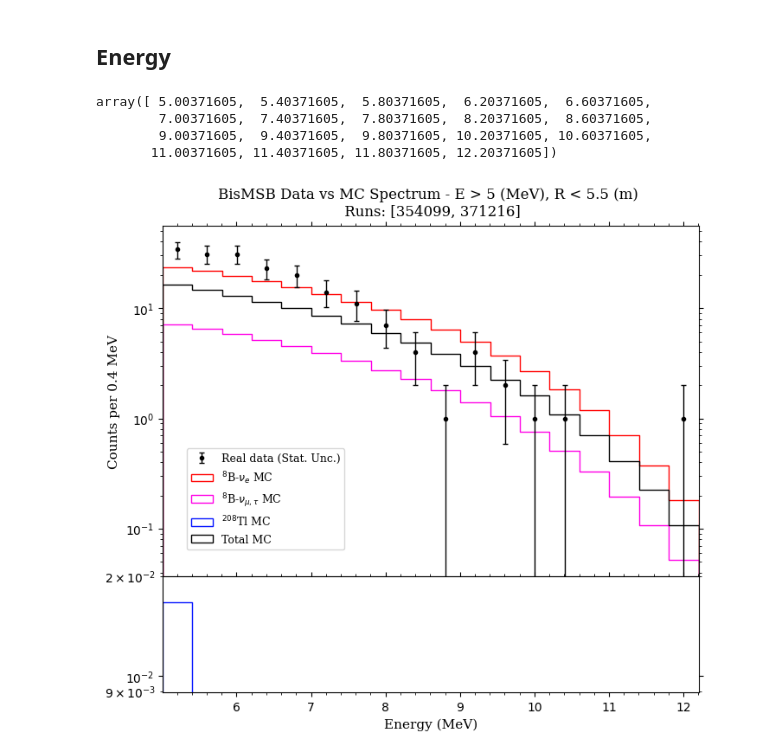
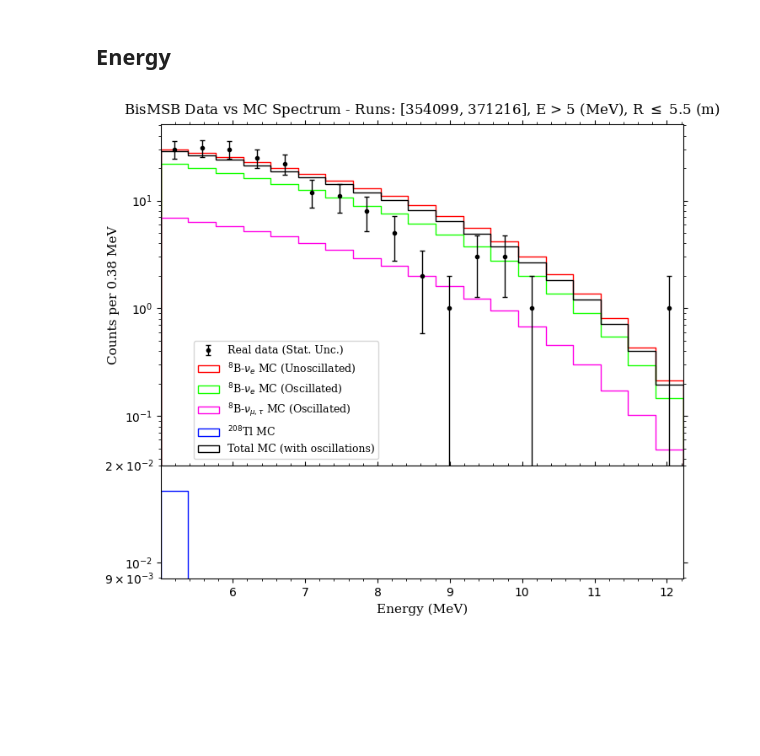
Before and after one commit to joankl/Solar-Neutrinos-Project, a Jupyter notebook: real data analysis/bisMSB/MC vs Data.ipynb, the cells around one changed output. Saved outputs shown, nothing was run; the diff lists cells and outputs as text; code cells hidden in the pictures; blank space fills up the shorter version.

```diff
--- a/real data analysis/bisMSB/MC vs Data.ipynb
+++ b/real data analysis/bisMSB/MC vs Data.ipynb
@@ -53,6 +61,6 @@ n_init_evs_b8_Nue_mc = obs_dict_b8_Nue_mc['n_init_evs']
 # %%
 #main_dir = 'E:/Data/solars/mc/bisMSB/b8Numu/np_array_resume/'
-main_dir = '/home/joankl/data/solars/mc/bisMSB/b8Numu/np_array_resume/'
+main_dir = '/home/joankl/data/solars/mc/bisMSB/b8Numu/non_osc/np_array_resume/'
 
 # ------- Observable Dictionary -------
 obs_dict_b8_Numu_mc = {obs: np.array([]) for obs in obs_list_mc}
@@ -62,5 +70,5 @@ for obs in obs_list_mc:
     obs_i = np.load(main_dir + obs + '.npy')
     obs_dict_b8_Numu_mc[obs] = np.append(obs_dict_b8_Numu_mc[obs], obs_i)
 
-energy_b8_Numu_mc = obs_dict_b8_Numu_mc['energy']
-n_init_evs_b8_Numu_mc = obs_dict_b8_Numu_mc['n_init_evs']
+energy_b8_unosc_Numu_mc = obs_dict_b8_Numu_mc['energy']
+n_init_evs_b8_unosc_Numu_mc = obs_dict_b8_Numu_mc['n_init_evs']
@@ -67,3 +77,17 @@ n_init_evs_b8_Numu_mc = obs_dict_b8_Numu_mc['n_init_evs']
+# %%
+#main_dir = 'E:/Data/solars/mc/bisMSB/b8Numu/np_array_resume/'
+main_dir = '/home/joankl/data/solars/mc/bisMSB/b8Numu/osc/np_array_resume/'
+
+# ------- Observable Dictionary -------
+obs_dict_b8_Numu_mc = {obs: np.array([]) for obs in obs_list_mc}
+
+# ------- Load and save observables in dictionary -------
+for obs in obs_list_mc:
+    obs_i = np.load(main_dir + obs + '.npy')
+    obs_dict_b8_Numu_mc[obs] = np.append(obs_dict_b8_Numu_mc[obs], obs_i)
+
+energy_b8_osc_Numu_mc = obs_dict_b8_Numu_mc['energy']
+n_init_evs_b8_osc_Numu_mc = obs_dict_b8_Numu_mc['n_init_evs']
 # %% [markdown]
 ### Tl208
 # %%
@@ -203,24 +239,11 @@ def set_ticks(ax):
     ax.tick_params(which='major', top=True, bottom=True, left=True, right=True)
 # %% [markdown]
 ## Energy
-# %%
-binwidth = 0.4
-
-energy_bins = list(np.arange(min(energy_data),
-                             max(energy_data) + binwidth,
-                             binwidth))  #These are the energy bin edges
-
-np.array(energy_bins)
-# %% [output]
-array([ 5.00371605,  5.40371605,  5.80371605,  6.20371605,  6.60371605,
-        7.00371605,  7.40371605,  7.80371605,  8.20371605,  8.60371605,
-        9.00371605,  9.40371605,  9.80371605, 10.20371605, 10.60371605,
-       11.00371605, 11.40371605, 11.80371605, 12.20371605])
 # %%
 # ----------------------------
 # Bins Definition
 # ----------------------------
-binwidth = 0.4
+binwidth = 0.38
 
 energy_bins = list(np.arange(min(energy_data),
                              max(energy_data) + binwidth,
@@ -231,19 +254,14 @@ bins_center_energy = (np.array(energy_bins)[:-1] + np.array(energy_bins)[1:])/2
 
 # ===============  MC Distribution and Osc. Nue ===============
 
-counts_B8_Nue_mc, _ = np.histogram(energy_b8_Nue_mc, bins = energy_bins, weights = np.ones(len(energy_b8_Nue_mc)) * scaling_mc_b8_Nue)
-counts_B8_Numu_mc, _ = np.histogram(energy_b8_Numu_mc, bins = energy_bins, weights = np.ones(len(energy_b8_Numu_mc)) * scaling_mc_b8_Numu)
+counts_B8_unosc_Nue_mc, _ = np.histogram(energy_b8_unosc_Nue_mc, bins = energy_bins, weights = np.ones(len(energy_b8_unosc_Nue_mc)) * scaling_mc_b8_unosc_Nue)
+counts_B8_osc_Nue_mc, _ = np.histogram(energy_b8_osc_Nue_mc, bins = energy_bins, weights = np.ones(len(energy_b8_osc_Nue_mc)) * scaling_mc_b8_osc_Nue)
+counts_B8_Numu_mc, _ = np.histogram(energy_b8_osc_Numu_mc, bins = energy_bins, weights = np.ones(len(energy_b8_osc_Numu_mc)) * scaling_mc_b8_Numu)
 counts_tl208_mc, _ = np.histogram(energy_tl208_mc, bins = energy_bins, weights = np.ones(len(energy_tl208_mc)) * scaling_mc_tl208)
 
-# ----------- Oscilated Nue -----------
-Pee_f = interp1d(Pee_energy, Pee, kind='linear', bounds_error=False, fill_value=0)  # function that describes the interpolation
-Pee_int = Pee_f(bins_center_energy)                                                 # Interpolation Values
+# ----------- Total MC (oscillated Numu + oscillated Nue + 208Tl contributions) -----------
 
-counts_B8_Nue_mc_osc = counts_B8_Nue_mc * Pee_int
-
-# ----------- Total MC -----------
-total_mc_counts_osc = counts_B8_Nue_mc_osc + counts_B8_Numu_mc + counts_tl208_mc
-total_mc_counts = counts_B8_Nue_mc + counts_B8_Numu_mc + counts_tl208_mc
+total_mc_counts = counts_B8_Numu_mc + counts_B8_osc_Nue_mc + counts_tl208_mc
 
 # =============== Real Data Distribution Points ===============
 
@@ -271,11 +289,14 @@ ax_top.errorbar(bins_center_energy_real_data, energy_counts,
             elinewidth=1, capsize=2)
 
 # MC components
-sn.histplot(x=energy_b8_Nue_mc, bins=energy_bins, weights=np.ones(len(energy_b8_Nue_mc))*scaling_mc_b8_Nue,
-            element='step', alpha=0, ax=ax_top, label=r'$^8$B-$\nu_e$ MC', color = '#ff0000')
+sn.histplot(x=energy_b8_unosc_Nue_mc, bins=energy_bins, weights=np.ones(len(energy_b8_unosc_Nue_mc))*scaling_mc_b8_unosc_Nue,
+            element='step', alpha=0, ax=ax_top, label=r'$^8$B-$\nu_e$ MC (Unoscillated)', color = '#ff0000')
 
-sn.histplot(x=energy_b8_Numu_mc, bins=energy_bins, weights=np.ones(len(energy_b8_Numu_mc))*scaling_mc_b8_Numu,
-            element='step', alpha=0, ax=ax_top, label=r'$^8$B-$\nu_{\mu,\tau}$ MC', color = '#ff00e6')
+sn.histplot(x=energy_b8_osc_Nue_mc, bins=energy_bins, weights=np.ones(len(energy_b8_osc_Nue_mc))*scaling_mc_b8_osc_Nue,
+            element='step', alpha=0, ax=ax_top, label=r'$^8$B-$\nu_e$ MC (Oscillated)', color = '#15ff00')
+
+sn.histplot(x=energy_b8_osc_Numu_mc, bins=energy_bins, weights=np.ones(len(energy_b8_osc_Numu_mc))*scaling_mc_b8_Numu,
+            element='step', alpha=0, ax=ax_top, label=r'$^8$B-$\nu_{\mu,\tau}$ MC (Oscillated)', color = '#ff00e6')
 
 
 sn.histplot(x=energy_tl208_mc, bins=energy_bins, weights=np.ones(len(energy_tl208_mc))*scaling_mc_tl208,
@@ -284,8 +305,8 @@ sn.histplot(x=energy_tl208_mc, bins=energy_bins, weights=np.ones(len(energy_tl20
 #ax_top.hist(bins_center_energy, bins=energy_bins, weights = counts_B8_Nue_mc,
 #            histtype='step', linewidth=1.0, label=r'Osc. $^8$B-$\nu_e$ MC', color = '#16fc05')
 
-ax_top.hist(bins_center_energy, bins = energy_bins, weights = total_mc_counts_osc, histtype='step',
-            color='black', linewidth=1.0, label='Total MC')
+ax_top.hist(bins_center_energy, bins = energy_bins, weights = total_mc_counts, histtype='step',
+            color='black', linewidth=1.0, label='Total MC (with oscillations)')
 
 # --------- Axes Settings ---------
 
@@ -300,36 +321,37 @@ set_ticks(ax_bot)
 #axis limits
 ax_top.set_xlim(edges[0], edges[-1])
 ax_bot.set_ylim(0, 2e-2)
 
 # --------- Titles ---------
 
 ax_bot.set_xlabel('Energy (MeV)', fontdict = font_style_axis)
 ax_top.set_ylabel(f'Counts per {binwidth} MeV', fontdict = font_style_axis)
 ax_bot.set_ylabel('')
 
 # ---- Build a single legend combining both axes ----
 #Order to appear the Legends
 order = ['Real data (Stat. Unc.)',
-         r'$^8$B-$\nu_e$ MC',
-         r'$^8$B-$\nu_{\mu,\tau}$ MC',
+         r'$^8$B-$\nu_e$ MC (Unoscillated)',
+         r'$^8$B-$\nu_e$ MC (Oscillated)',
+         r'$^8$B-$\nu_{\mu,\tau}$ MC (Oscillated)',
          r'$^{208}$Tl MC',
-         'Total MC'
+         'Total MC (with oscillations)'
          ]
 
 handles_top, labels_top = ax_top.get_legend_handles_labels()
 handles_bot, labels_bot = ax_bot.get_legend_handles_labels()
 
 handles = handles_top + handles_bot
 labels  = labels_top  + labels_bot
 
 label_to_handle = dict(zip(labels, handles))
 ordered_handles = [label_to_handle[l] for l in order]
 
-ax_top.legend(ordered_handles, order, bbox_to_anchor=(0.35, 0.38), prop = font_prop)
+ax_top.legend(ordered_handles, order, bbox_to_anchor=(0.24, 0.38), prop = font_prop)
 # ------------------ end of common legends-------------------
 
-ax_top.set_title('BisMSB Data vs MC Spectrum - E > 5 (MeV), R < 5.5 (m) \n Runs: [354099, 371216]', fontdict = font_style_title, y = 1.01)
+ax_top.set_title(r'BisMSB Data vs MC Spectrum - Runs: [354099, 371216], E > 5 (MeV), R $\leq$ 5.5 (m)', fontdict = font_style_title, y = 1.01)
 
 plt.show()
 # %% [output]
-[figure, old version]
+[figure, new version]
```
Also changed, not shown: parts of 13 cells of this notebook.
